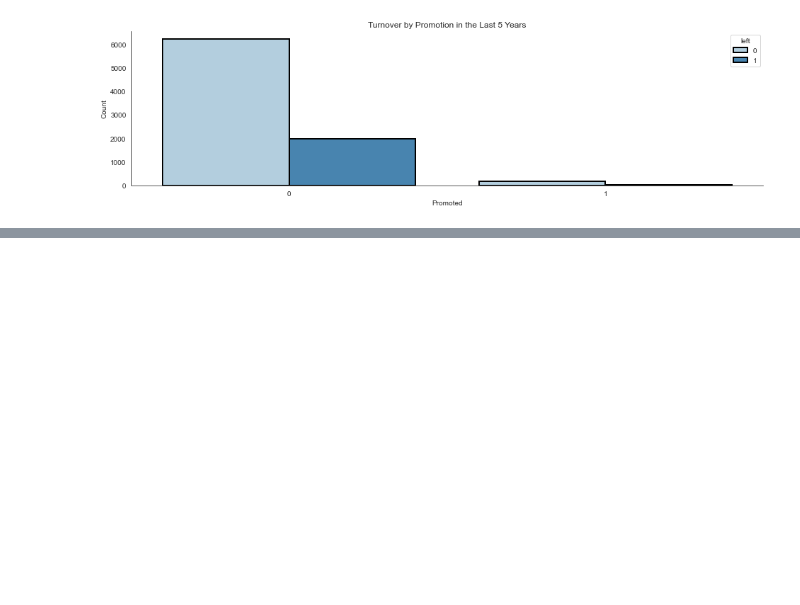
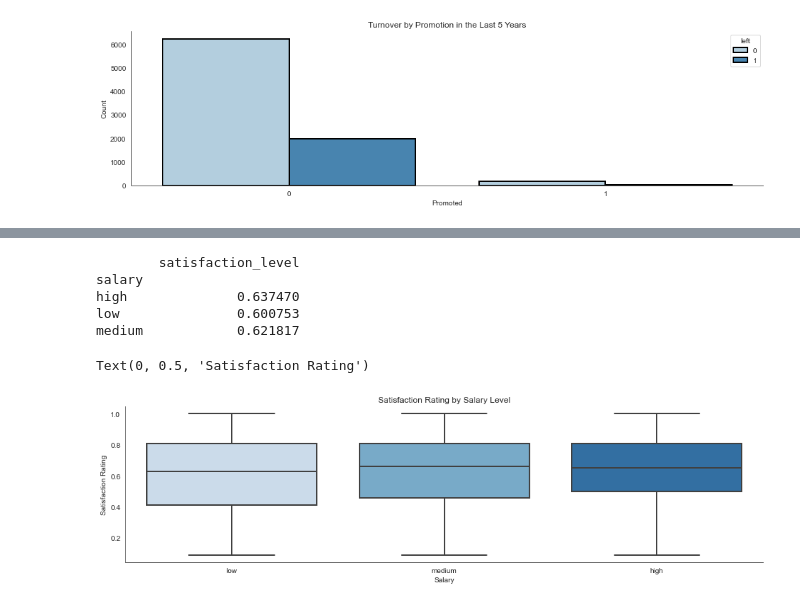
Before and after one commit to Sam-keeler/HR_data_analytics, a Jupyter notebook: turnover_analysis.ipynb, the cells around one changed output, grey strips where cells are left out. Cells and saved outputs as stored; diff of their text form; code cells hidden in the pictures; blank space fills up the shorter version.

```diff
--- a/turnover_analysis.ipynb
+++ b/turnover_analysis.ipynb
@@ -199,0 +200,21 @@ Text(0, 0.5, 'Satisfaction Rating')
+# %%
+# Showing the satisfaction levels for each salary level
+# High salary workers had a fairly normal distribution where the medium and low salary workers skewed
+# towards the lower ratings, and variability increases as salary goes down
+
+print(pd.DataFrame(df.groupby('salary').satisfaction_level.mean()))
+
+plt.subplots(figsize=(16, 4))
+sns.set_style(style='white')
+sns.despine()
+sns.boxplot(x = 'salary', y = 'satisfaction_level', data=train, palette='Blues', linewidth=2).set_title('Satisfaction Rating by Salary Level')
+plt.xlabel('Salary')
+plt.ylabel('Satisfaction Rating')
+# %% [output]
+        satisfaction_level
+salary
+high              0.637470
+low               0.600753
+medium            0.621817
+Text(0, 0.5, 'Satisfaction Rating')
+[figure, added]
```
Also changed, not shown: parts of 3 cells of this notebook.
